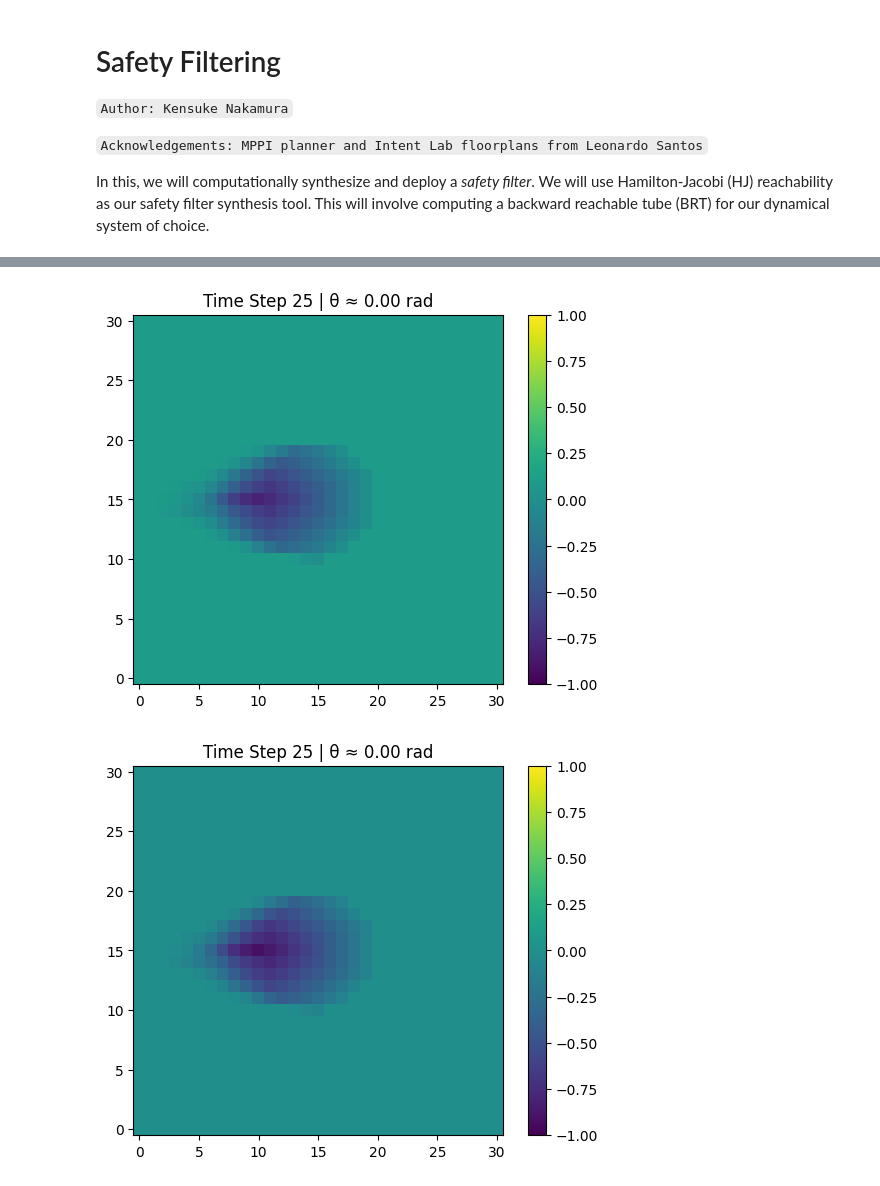
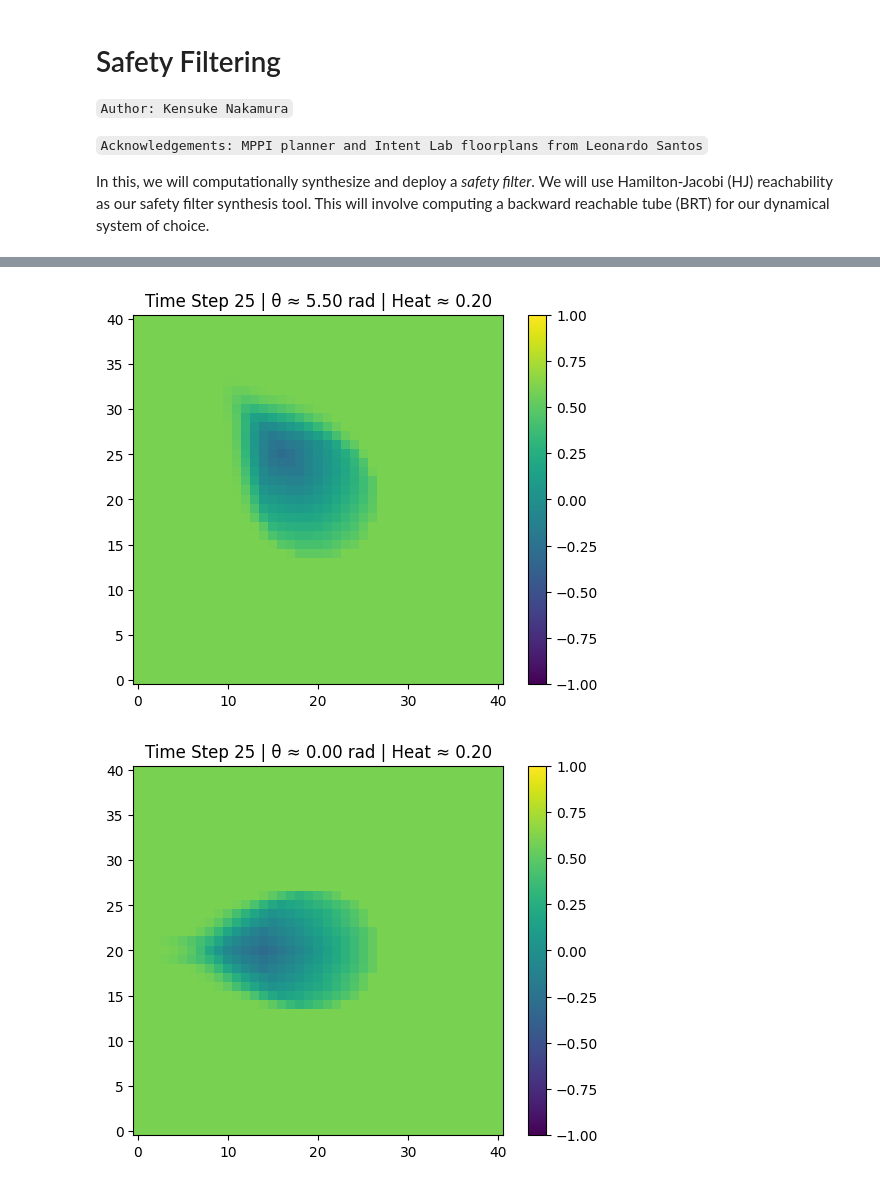
Before and after one commit to mattkiim/PytorchReachability, a Jupyter notebook: scripts/dubins_gt_heat.ipynb, the cells around one changed output, grey strips where cells are left out. Cells and saved outputs as stored; diff of their text form; code cells hidden in the pictures.

```diff
--- a/scripts/dubins_gt_heat.ipynb
+++ b/scripts/dubins_gt_heat.ipynb
@@ -173,7 +173,7 @@ class Dubins3DWithHeat(dynamics.ControlAndDisturbanceAffineDynamics):
             [0., 0.],
         ])
 # %%
-dim = 31
+dim = 41
 # %%
 # Define the dynamical system
 dyn_sys = Dubins3DWithHeat()
@@ -220,35 +220,42 @@ plt.show()
 # %%
+import matplotlib.pyplot as plt
 import matplotlib.colors as mcolors
+import jax.numpy as jnp
+import numpy as np
+from itertools import product
 
-# Define theta values
+# Define theta and heat values
 theta_values = jnp.linspace(0, 2 * jnp.pi, dim)
+heat_values = [0.2, 0.4, 0.6, 0.8]
+thetas = [3 * np.pi / 2, 7 * np.pi / 4, 0]
 
-# Function to find the closest index for a given theta
+# Normalize for consistent colormap scaling
+norm = mcolors.Normalize(vmin=-1, vmax=1)
+
+# Helper: find closest index
 def find_closest_index(value, values):
     return jnp.argmin(jnp.abs(values - value))
 
+# Dictionary to store results
 saved_slices = {}
 
-# Loop through desired heat values
-theta = 0.0
-theta_index = find_closest_index(theta, theta_values)
-
-heat_values = [0.6, 0.7, 0.8, 0.9]
-norm = mcolors.Normalize(vmin=-1, vmax=1)        # same scale for every plot
-
-for heat_value in heat_values:
+for heat_value, theta in product(heat_values, thetas):
     heat_idx = find_closest_index(heat_value, jnp.linspace(0, 1, dim))
+    theta_index = find_closest_index(theta, theta_values)
 
     slice_data = np.array(target_values[-1, :, :, theta_index, heat_idx])
-    # Store in dictionary with readable key
-    key = f"theta_{theta:.4f}_rad"
+
+    # Use updated key format
+    key = f"theta_{theta:.4f}_{heat_value:.4f}_rad"
     saved_slices[key] = slice_data
-    # Visualize for time index 25
-    unsafe = target_values[-1, :, :, theta_index, heat_idx]   # final slice
+
+    # Plot
+    unsafe = slice_data
     im = plt.imshow(unsafe.T, origin='lower', norm=norm, cmap='viridis')
-    plt.title(f"Time Step 25 | θ ≈ {theta_values[theta_index]:.2f} rad")
+    plt.title(f"Time Step 25 | θ ≈ {theta_values[theta_index]:.2f} rad | Heat ≈ {heat_value:.2f}")
     plt.colorbar(im)
     plt.show()
 
+# Save all slices
 np.savez(f"../gt_dubins/value_function_theta_heat_slices_{dim}.npz", **saved_slices)
 # %% [output]
@@ -256,2 +263,2 @@ np.savez(f"../gt_dubins/value_function_theta_heat_slices_{dim}.npz", **saved_sli
-[figure, old version]
+[figure, new version]
-[figure, old version]
+[figure, new version]
```
Also changed, not shown: parts of 2 cells of this notebook, 8 other files.
